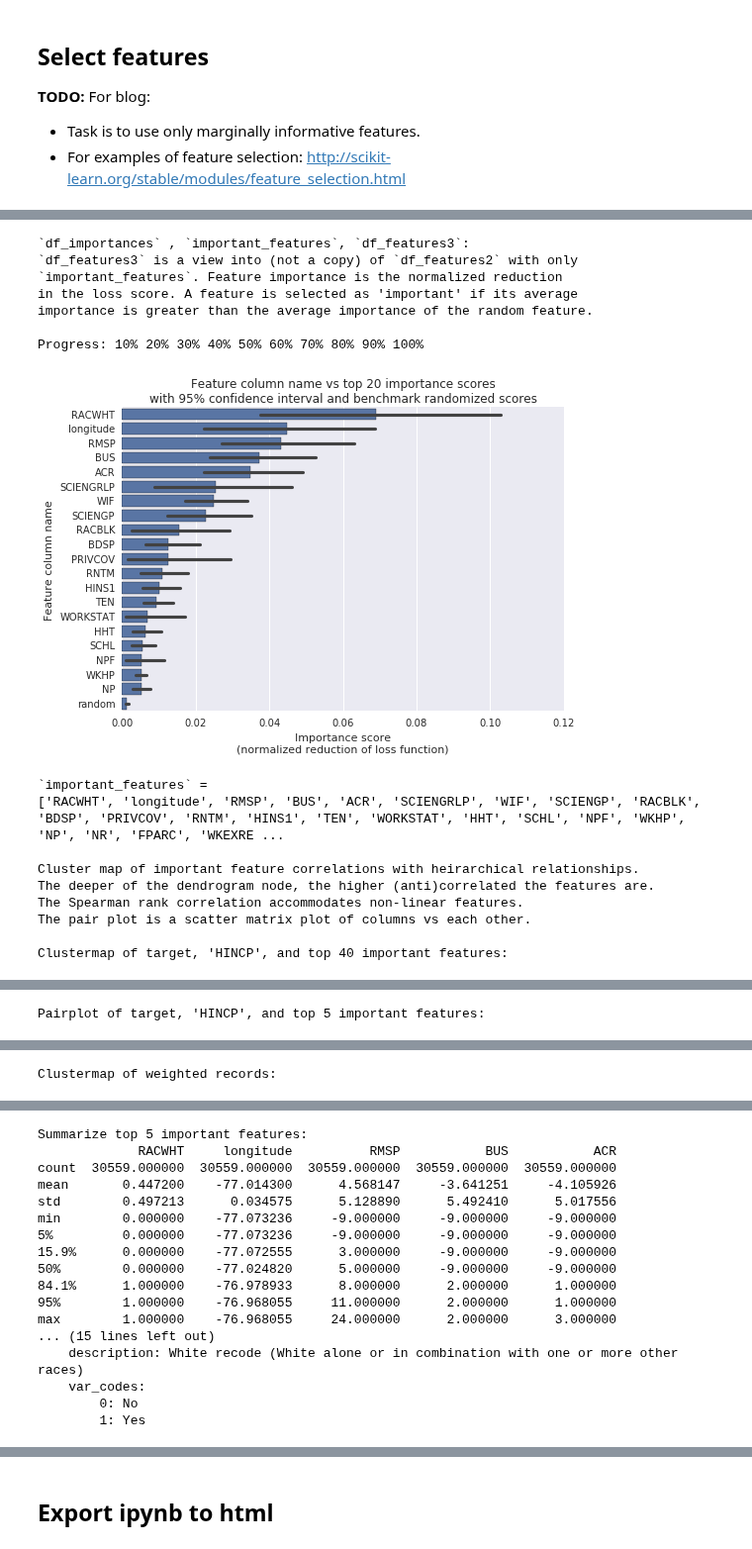
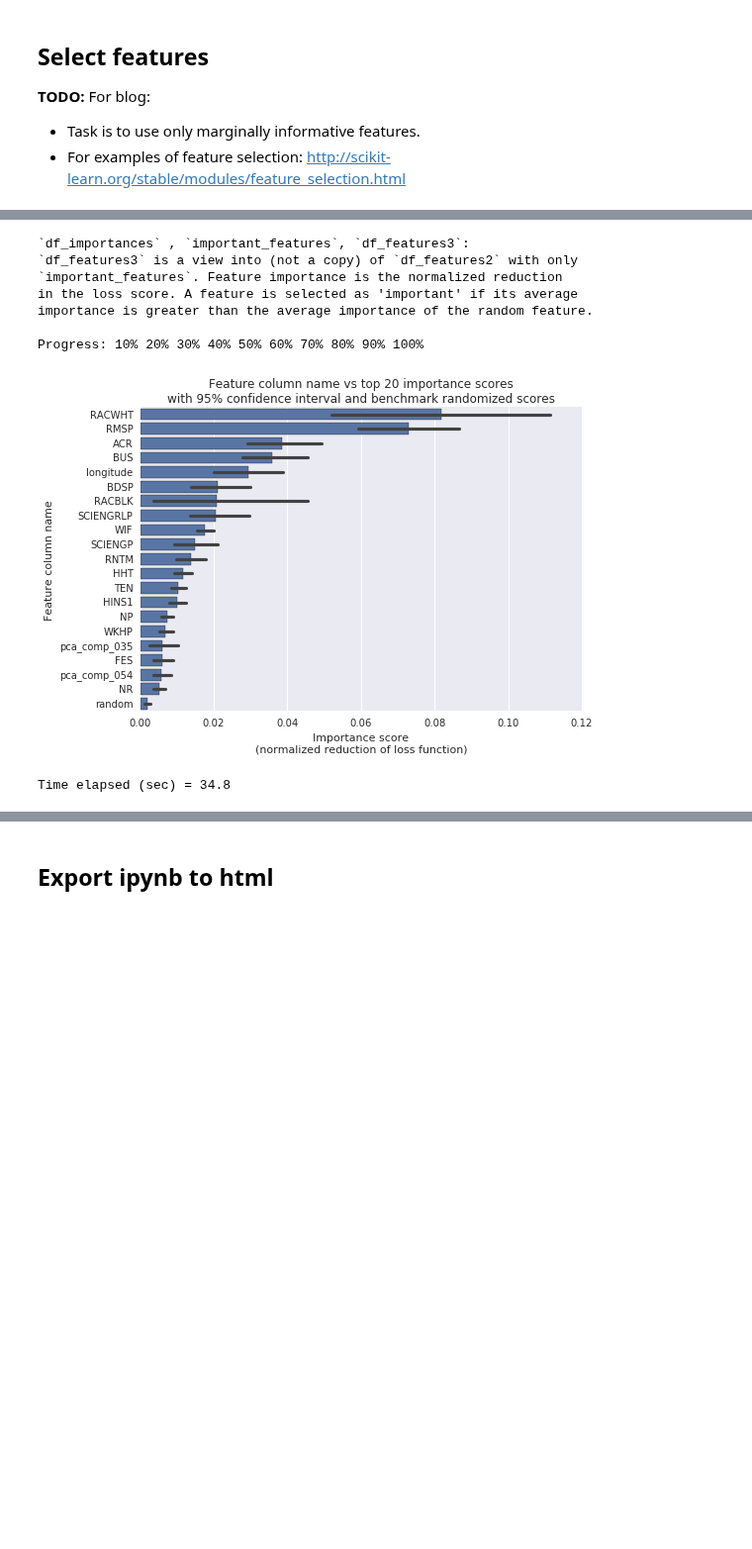
Before and after one commit to stharrold/stharrold.github.io, a Jupyter notebook: content/static/20160221-predict-household-income-from-census/20160221-predict-household-income-from-census.ipynb, the cells around one changed output, grey strips where cells are left out. Shown at 99% size. Drawn from its saved outputs; the diff is of its cells as text; code cells hidden in the pictures; blank space fills up the shorter version.

```diff
--- a/content/static/20160221-predict-household-income-from-census/20160221-predict-household-income-from-census.ipynb
+++ b/content/static/20160221-predict-household-income-from-census/20160221-predict-household-income-from-census.ipynb
@@ -784,42 +785,36 @@ print("""`df_importances` , `important_features`, `df_features3`:
 `important_features`. Feature importance is the normalized reduction
 in the loss score. A feature is selected as 'important' if its average
 importance is greater than the average importance of the random feature.
 """)
 time_start = time.perf_counter()
 
 # Calculate feature importances.
 # Note:
 # * `n_estimators` impact the feature importances but only have a small
 #     effect on the relative importances.
 # * `n_estimators` impact the scores but only have a small effect on the relative scores.
-size_sub = int(1e3)
+# * Use replace=False for maximum data variety.
+size_sub = int(3e3)
 estimator = sk_ens.ExtraTreesRegressor(n_estimators=10, n_jobs=-1)
 df_importances = dsd.ml.calc_feature_importances(
     estimator=estimator, df_features=df_features2, ds_target=ds_target,
-    ds_weight=ds_pweight, size_sub=size_sub,
+    ds_weight=ds_pweight, size_sub=size_sub, replace=False,
     show_progress=True, show_plot=True)
 important_features = df_importances.columns[
     df_importances.mean() > df_importances['random'].mean()]
 important_features = list(
     df_importances[important_features].mean().sort_values(ascending=False).index)
+df_features3 = df_features2[important_features]
 
 time_stop = time.perf_counter()
 print("Time elapsed (sec) = {diff:.1f}".format(diff=time_stop-time_start))
 # %% [output]
 `df_importances` , `important_features`, `df_features3`:
 `df_features3` is a view into (not a copy) of `df_features2` with only
 `important_features`. Feature importance is the normalized reduction
 in the loss score. A feature is selected as 'important' if its average
 importance is greater than the average importance of the random feature.
 
 Progress: 10% 20% 30% 40% 50% 60% 70% 80% 90% 100%
-[figure, old version]
+[figure, new version]
-`important_features` =
-['RACWHT', 'longitude', 'RMSP', 'BUS', 'ACR', 'SCIENGRLP', 'WIF', 'SCIENGP', 'RACBLK', 'BDSP', 'PRIVCOV', 'RNTM', 'HINS1', 'TEN', 'WORKSTAT', 'HHT', 'SCHL', 'NPF', 'WKHP', 'NP', 'NR', 'FPARC', 'WKEXRE ...
-
-Cluster map of important feature correlations with heirarchical relationships.
-The deeper of the dendrogram node, the higher (anti)correlated the features are.
-The Spearman rank correlation accommodates non-linear features.
-The pair plot is a scatter matrix plot of columns vs each other.
-
-Clustermap of target, 'HINCP', and top 40 important features:
+Time elapsed (sec) = 34.8
@@ -827 +820,0 @@ Clustermap of target, 'HINCP', and top 40 important features:
-Pairplot of target, 'HINCP', and top 5 important features:
@@ -829 +820,0 @@ Pairplot of target, 'HINCP', and top 5 important features:
-Clustermap of weighted records:
@@ -831,17 +820,0 @@ Clustermap of weighted records:
-Summarize top 5 important features:
-             RACWHT     longitude          RMSP           BUS           ACR
-count  30559.000000  30559.000000  30559.000000  30559.000000  30559.000000
-mean       0.447200    -77.014300      4.568147     -3.641251     -4.105926
-std        0.497213      0.034575      5.128890      5.492410      5.017556
-min        0.000000    -77.073236     -9.000000     -9.000000     -9.000000
-5%         0.000000    -77.073236     -9.000000     -9.000000     -9.000000
-15.9%      0.000000    -77.072555      3.000000     -9.000000     -9.000000
-50%        0.000000    -77.024820      5.000000     -9.000000     -9.000000
-84.1%      1.000000    -76.978933      8.000000      2.000000      1.000000
-95%        1.000000    -76.968055     11.000000      2.000000      1.000000
-max        1.000000    -76.968055     24.000000      2.000000      3.000000
-... (15 lines left out)
-    description: White recode (White alone or in combination with one or more other races)
-    var_codes:
-        0: No
-        1: Yes
```
Also changed, not shown: parts of 15 cells of this notebook, 2 other files.
